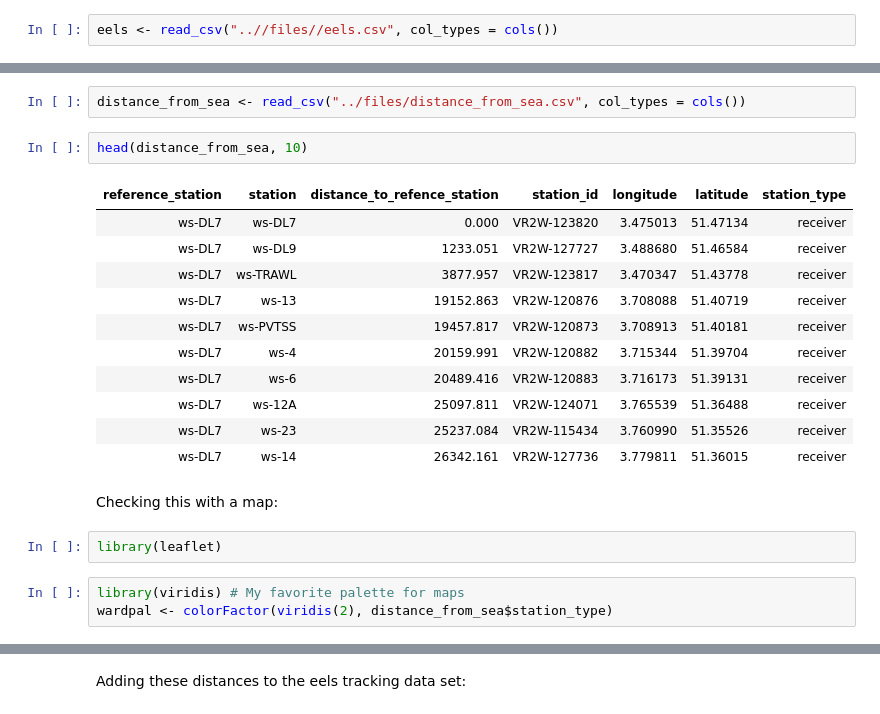
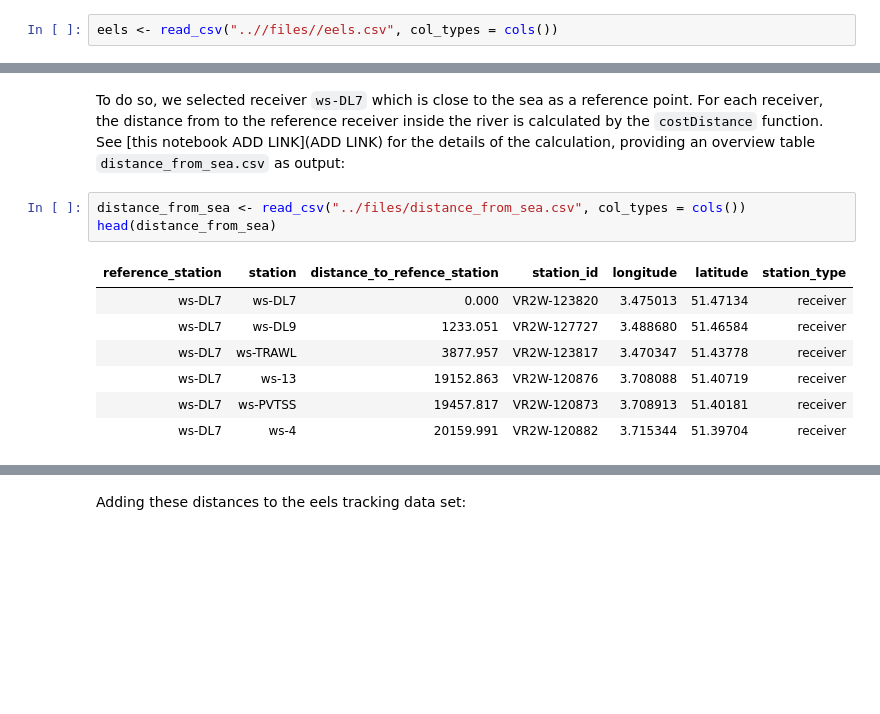
Before and after one commit to inbo/oscibio, a Jupyter notebook: content/posts/waterinfo-tidal.ipynb, the cells around one changed output, grey strips where cells are left out. Saved outputs shown, nothing was run; the diff lists cells and outputs as text; blank space fills up the shorter version.

```diff
--- a/content/posts/waterinfo-tidal.ipynb
+++ b/content/posts/waterinfo-tidal.ipynb
@@ -31,23 +56,13 @@ In order to plot the receivers distances on a straight line, we need the relativ
+# %% [markdown]
+To do so, we selected receiver `ws-DL7` which is close to the sea as a reference point. For each receiver, the distance from to the reference receiver inside the river is calculated by the `costDistance` function. See [this notebook ADD LINK](ADD LINK) for the details of the calculation, providing an overview table `distance_from_sea.csv` as output:
 # %%
 distance_from_sea <- read_csv("../files/distance_from_sea.csv", col_types = cols())
+head(distance_from_sea)
+# %% [output]
+| reference_station | station | distance_to_refence_station | station_id | longitude | latitude | station_type |
+| ws-DL7 | ws-DL7 | 0.000 | VR2W-123820 | 3.475013 | 51.47134 | receiver |
+| ws-DL7 | ws-DL9 | 1233.051 | VR2W-127727 | 3.488680 | 51.46584 | receiver |
+| ws-DL7 | ws-TRAWL | 3877.957 | VR2W-123817 | 3.470347 | 51.43778 | receiver |
+| ws-DL7 | ws-13 | 19152.863 | VR2W-120876 | 3.708088 | 51.40719 | receiver |
+| ws-DL7 | ws-PVTSS | 19457.817 | VR2W-120873 | 3.708913 | 51.40181 | receiver |
+| ws-DL7 | ws-4 | 20159.991 | VR2W-120882 | 3.715344 | 51.39704 | receiver |
-# %%
-head(distance_from_sea, 10)
-# %% [output]
-| reference_station | station | distance_to_refence_station | station_id | longitude | latitude | station_type |
-| ws-DL7 | ws-DL7 | 0.000 | VR2W-123820 | 3.475013 | 51.47134 | receiver |
-| ws-DL7 | ws-DL9 | 1233.051 | VR2W-127727 | 3.488680 | 51.46584 | receiver |
-| ws-DL7 | ws-TRAWL | 3877.957 | VR2W-123817 | 3.470347 | 51.43778 | receiver |
-| ws-DL7 | ws-13 | 19152.863 | VR2W-120876 | 3.708088 | 51.40719 | receiver |
-| ws-DL7 | ws-PVTSS | 19457.817 | VR2W-120873 | 3.708913 | 51.40181 | receiver |
-| ws-DL7 | ws-4 | 20159.991 | VR2W-120882 | 3.715344 | 51.39704 | receiver |
-| ws-DL7 | ws-6 | 20489.416 | VR2W-120883 | 3.716173 | 51.39131 | receiver |
-| ws-DL7 | ws-12A | 25097.811 | VR2W-124071 | 3.765539 | 51.36488 | receiver |
-| ws-DL7 | ws-23 | 25237.084 | VR2W-115434 | 3.760990 | 51.35526 | receiver |
-| ws-DL7 | ws-14 | 26342.161 | VR2W-127736 | 3.779811 | 51.36015 | receiver |
-# %% [markdown]
-Checking this with a map:
-# %%
-library(leaflet)
-# %%
-library(viridis) # My favorite palette for maps
-wardpal <- colorFactor(viridis(2), distance_from_sea$station_type)
```
Also changed, not shown: parts of 35 cells of this notebook.
